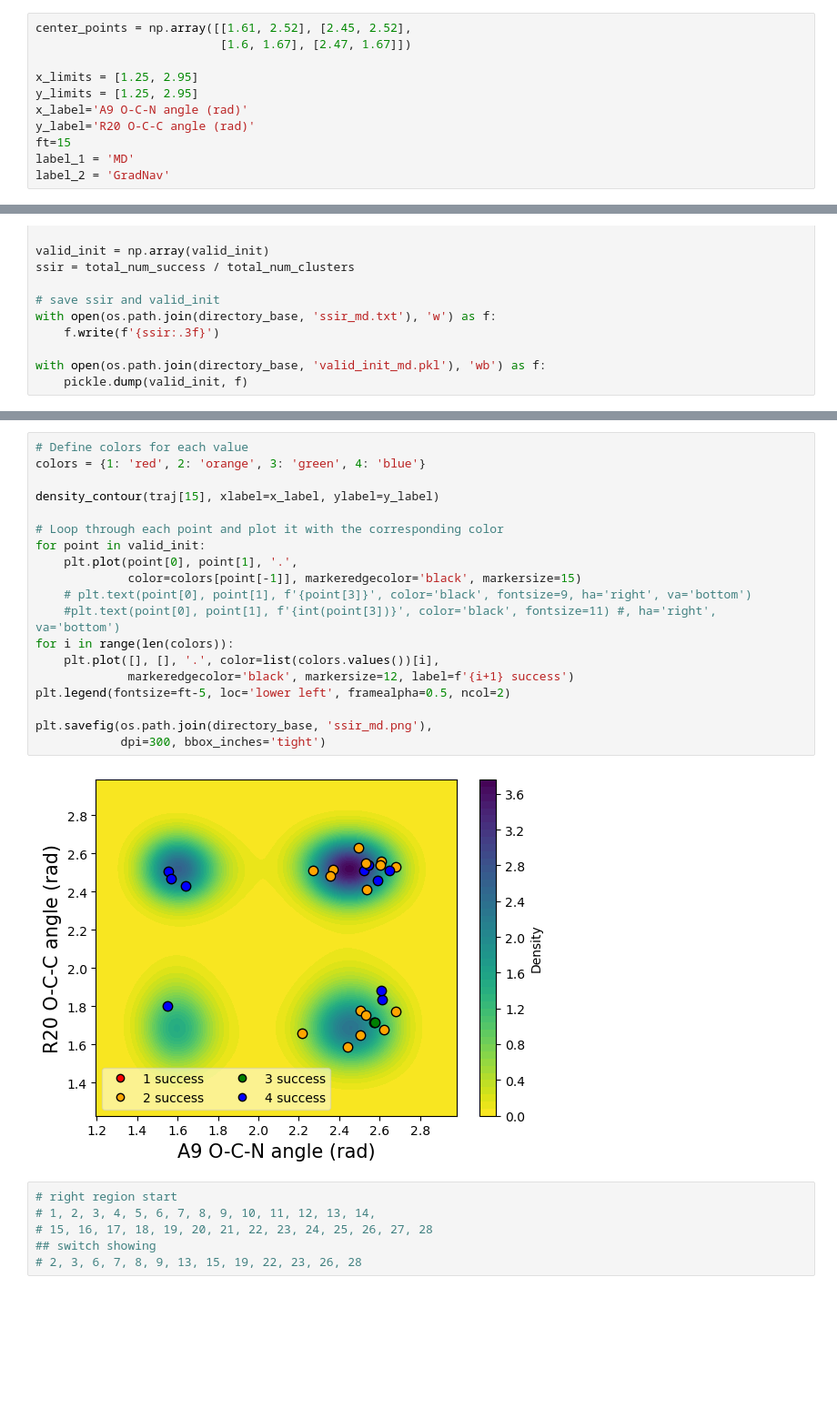
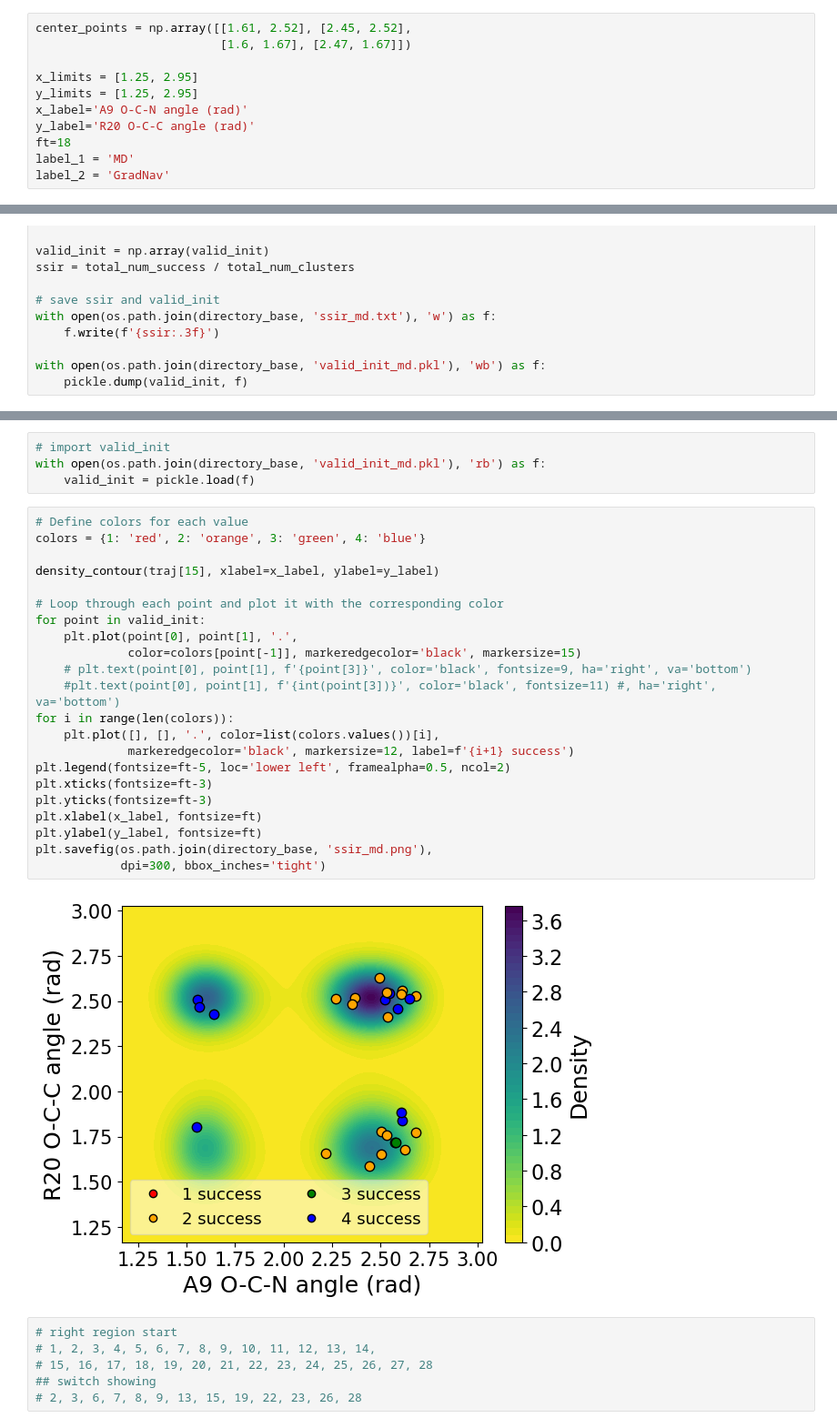
Before and after one commit to hoon-ock/landscape-search, a Jupyter notebook: realsys_analysis.ipynb, the cells around one changed output, grey strips where cells are left out. Shown at 91% size. Drawn from its saved outputs; the diff is of its cells as text; blank space fills up the shorter version.

```diff
--- a/realsys_analysis.ipynb
+++ b/realsys_analysis.ipynb
@@ -52,7 +52,7 @@ x_limits = [1.25, 2.95]
 y_limits = [1.25, 2.95]
 x_label='A9 O-C-N angle (rad)'
 y_label='R20 O-C-C angle (rad)'
-ft=15
+ft=18
 label_1 = 'MD'
 label_2 = 'GradNav'
 # %% [markdown]
@@ -127,24 +134,31 @@ with open(os.path.join(directory_base, 'valid_init_md.pkl'), 'wb') as f:
+# %%
+# import valid_init
+with open(os.path.join(directory_base, 'valid_init_md.pkl'), 'rb') as f:
+    valid_init = pickle.load(f)
 # %%
 # Define colors for each value
 colors = {1: 'red', 2: 'orange', 3: 'green', 4: 'blue'}
 
 density_contour(traj[15], xlabel=x_label, ylabel=y_label)
 
 # Loop through each point and plot it with the corresponding color
 for point in valid_init:
     plt.plot(point[0], point[1], '.',
              color=colors[point[-1]], markeredgecolor='black', markersize=15)
     # plt.text(point[0], point[1], f'{point[3]}', color='black', fontsize=9, ha='right', va='bottom')
     #plt.text(point[0], point[1], f'{int(point[3])}', color='black', fontsize=11) #, ha='right', va='bottom')
 for i in range(len(colors)):
     plt.plot([], [], '.', color=list(colors.values())[i],
              markeredgecolor='black', markersize=12, label=f'{i+1} success')
 plt.legend(fontsize=ft-5, loc='lower left', framealpha=0.5, ncol=2)
-
+plt.xticks(fontsize=ft-3)
+plt.yticks(fontsize=ft-3)
+plt.xlabel(x_label, fontsize=ft)
+plt.ylabel(y_label, fontsize=ft)
 plt.savefig(os.path.join(directory_base, 'ssir_md.png'),
             dpi=300, bbox_inches='tight')
 # %% [output]
-[figure, old version]
+[figure, new version]
 # %%
 # right region start
 # 1, 2, 3, 4, 5, 6, 7, 8, 9, 10, 11, 12, 13, 14,
```
Also changed, not shown: parts of 23 cells of this notebook, 12 other files.
